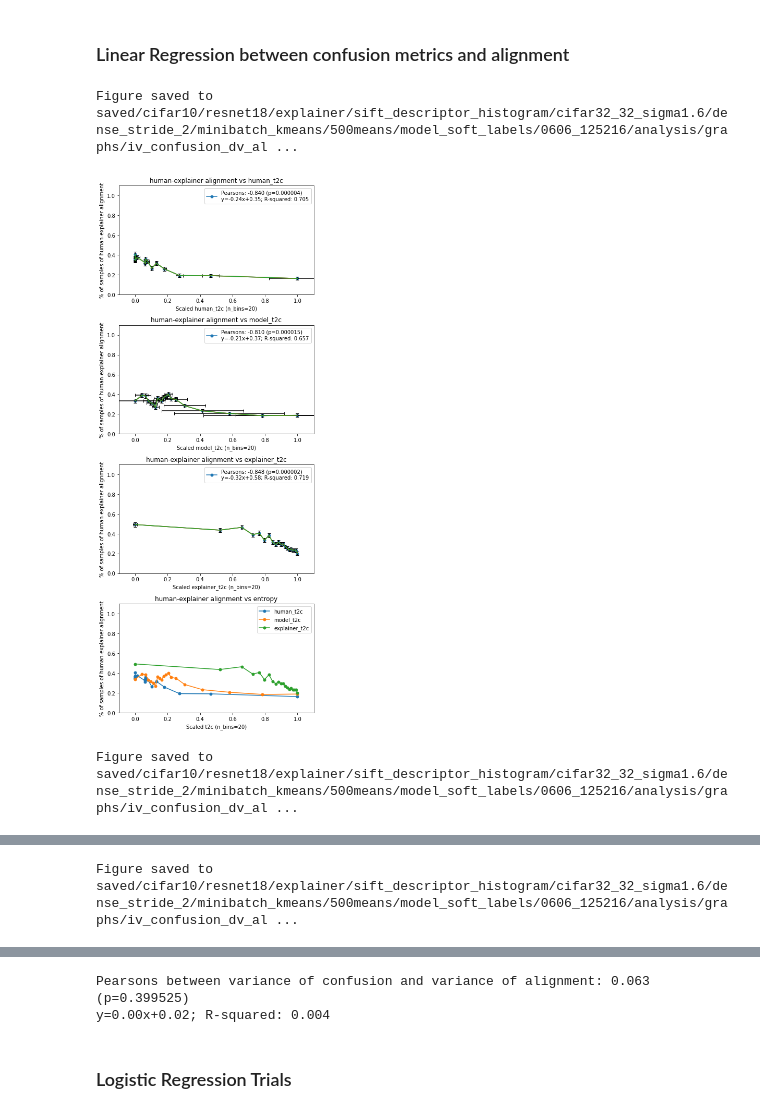
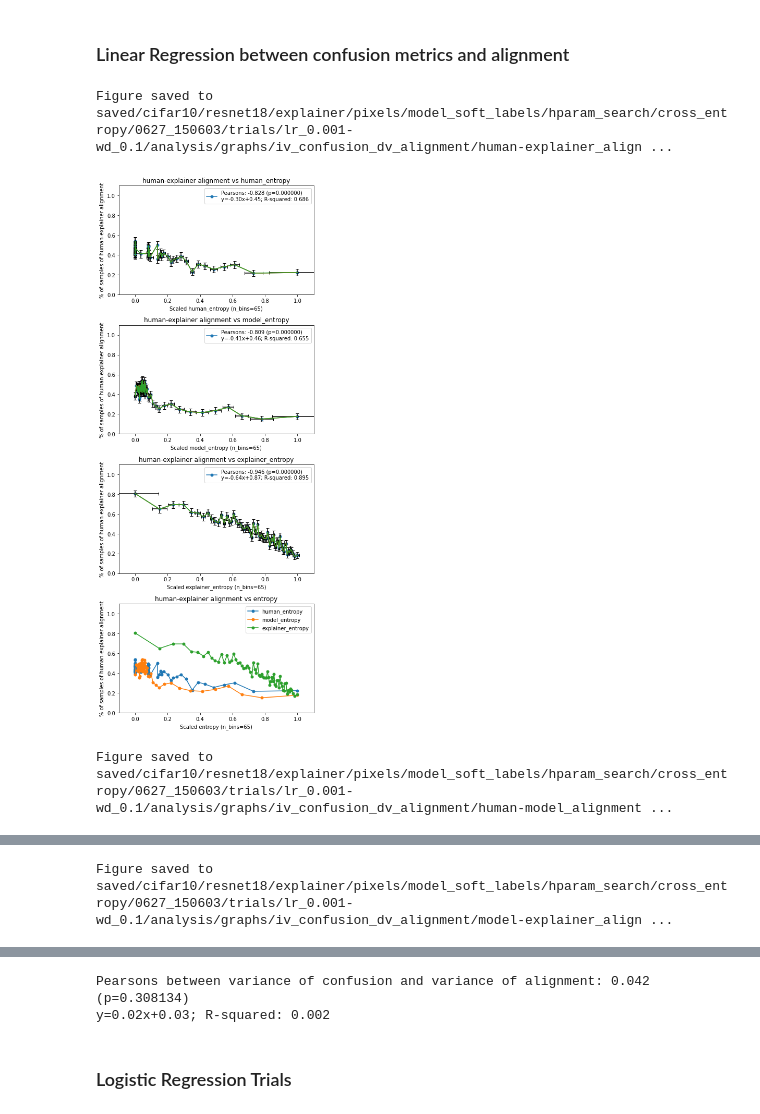
Before and after one commit to allisonchen23/explain-alignment, a Jupyter notebook: cifar10_analyze_hem.ipynb, the cells around one changed output, grey strips where cells are left out. Cells and saved outputs as stored; diff of their text form; code cells hidden in the pictures.

```diff
--- a/cifar10_analyze_hem.ipynb
+++ b/cifar10_analyze_hem.ipynb
@@ -20,8 +20,8 @@ from utils.metric_utils import top_2_confusion, add_confidence, sort_and_bin_df,
 # %%
 human_probabilities_path = 'data/cifar10-soft-labels/cifar10h-probs.npy'
 model_outputs_path = 'saved/cifar10/resnet18/outputs_predictions.pth'
-explainer_outputs_path = 'saved/cifar10/resnet18/explainer/sift_descriptor_histogram/cifar32_32_sigma1.6/dense_stride_2/minibatch_kmeans/500means/model_soft_labels/0606_125216/outputs_predictions.pth'
-explainer_type = 'sift'
+explainer_outputs_path = 'saved/cifar10/resnet18/explainer/pixels/model_soft_labels/hparam_search/cross_entropy/0627_150603/trials/lr_0.001-wd_0.1/outputs_predictions.pth'
+explainer_type = 'pixel'
 processed_data_path = 'data/cifar10-processed/cifar10_image_labels.pth'
 
 save_dir = os.path.join(os.path.dirname(explainer_outputs_path), 'analysis')
@@ -51,10 +51,11 @@ df_dict = {}
 # Add human, model, explainer outputs/probabilities/predictions
 for agent, output in outputs.items():
     for out_type in ['outputs', 'probabilities', 'predictions']:
-        if out_type == 'outputs':
         df_dict['{}_{}'.format(agent, out_type)] = list(output[out_type])
 
 # Add ground truth
 df_dict['ground_truth'] = ground_truth_labels
 df = pd.DataFrame(df_dict)
+print(df.columns)
+assert len(df.columns) == 10
 # %% [output]
@@ -119,7 +134,7 @@ Path saved/cifar10/resnet18/explainer/sift_descriptor_histogram/cifar32_32_sigma
 graph_save_dir = os.path.join(save_dir, 'graphs')
 ensure_dir(graph_save_dir)
 
-csv_save_path = 'saved/cifar10/resnet18/explainer/sift_descriptor_histogram/cifar32_32_sigma1.6/dense_stride_2/minibatch_kmeans/500means/model_soft_labels/0606_125216/analysis/sift_explainer.csv'
+csv_save_path = 'saved/cifar10/resnet18/explainer/pixels/model_soft_labels/hparam_search/cross_entropy/0627_150603/trials/lr_0.001-wd_0.1/analysis/pixel_explainer.csv'
 if os.path.exists(csv_save_path):
     df = pd.read_csv(csv_save_path)
     print("Loaded CSV from {}".format(csv_save_path))
@@ -248,9 +216,9 @@ agent_pairs = [
         ('model', 'explainer')]
 agents = ['human', 'model', 'explainer']
 n_bins = [i for i in range(10, 101, 5)]
-iv_name_templates = ['{}_entropy', '{}_t2c']
+# iv_name_templates = ['{}_entropy', '{}_t2c']
 # iv_name_templates = ['{}_t2c', '{}_entropy']
-# iv_name_templates = ['{}_top_confidence', '{}_t2c', '{}_entropy']
+iv_name_templates = ['{}_top_confidence', '{}_t2c', '{}_entropy']
 
 for pair_idx, pair in enumerate(agent_pairs):
     agent1, agent2 = pair
@@ -332,19 +300,31 @@ agents = ['human', 'model', 'explainer']
 plot_xerr = True
 plot_yerr = True
 
-# confusion_templates = ['{}_entropy', '{}_t2c']
-confusion_templates = ['{}_t2c', '{}_entropy']
+confusion_templates = ['{}_entropy', '{}_t2c']
+# confusion_templates = ['{}_t2c', '{}_entropy']
 # confusion_templates = ['{}_top_confidence', '{}_t2c', '{}_entropy']
 x_variance = []
 y_variance = []
-if 'entropy' in confusion_templates[0]:
-    n_bins = 15
-elif 't2c' in confusion_templates[0]:
-    n_bins = 20
-elif 'top_confidence' in confusion_templates[0]:
-    n_bins = 25
+if 'sift' in explainer_type:
+    if 'entropy' in confusion_templates[0]:
+        n_bins = 15
+    elif 't2c' in confusion_templates[0]:
+        n_bins = 20
+    elif 'top_confidence' in confusion_templates[0]:
+        n_bins = 25
+    else:
+        raise ValueError("Confusion type in '{}' not supported.".format(confusion_templates[0]))
+if 'pixel' in explainer_type:
+    if 'entropy' in confusion_templates[0]:
+        n_bins = 65
+    elif 't2c' in confusion_templates[0]:
+        n_bins = 40
+    elif 'top_confidence' in confusion_templates[0]:
+        n_bins = 55
+    else:
+        raise ValueError("Confusion type in '{}' not supported.".format(confusion_templates[0]))
 else:
-    raise ValueError("Confusion type in '{}' not supported.".format(confusion_templates[0]))
+    raise ValueError("Explainer type '{}' not supported.".format(explainer_type))
 for agent_pair in agent_pairs:
     agent1, agent2 = agent_pair
     confusions = []
@@ -410,33 +390,33 @@ for agent_pair in agent_pairs:
 
     xlabel = 'Scaled {} (n_bins={})'.format(confusion_templates[0].split('_')[1], n_bins)
     title = '{}-{} alignment vs entropy'.format(agent1, agent2)
     fig, ax = plot(
         xs=confusions,
         ys=agreements,
         fig=fig,
         ax=axs[-1],
         labels=[confusion_templates[0].format(agent) for agent in agents],
         xlabel=xlabel,
         ylabel=ylabel,
         ylimits=[0, 1.1],
         xlimits=[-0.1, 1.1],
         title=title,
         show=False)
     axs[-1] = ax
     save_path = os.path.join(linear_reg_save_dir, '{}-{}_alignment_v_{}.png'.format(agent1, agent2, confusion_templates[0].split('_')[1]))
     plt.savefig(save_path)
     print("Figure saved to {}".format(save_path))
     plt.show()
 
 x_variance = np.concatenate(x_variance, axis=0)
 y_variance = np.concatenate(y_variance, axis=0)
 
 slope, yint, r, p, std_err = stats.linregress(
     x=x_variance,
     y=y_variance)
 print('Pearsons between variance of confusion and variance of alignment: {:.3f} (p={:.6f})\ny={:.2f}x+{:.2f}; R-squared: {:.3f}'.format(
         r, p, slope, yint, r**2))
 # %% [output]
-Figure saved to saved/cifar10/resnet18/explainer/sift_descriptor_histogram/cifar32_32_sigma1.6/dense_stride_2/minibatch_kmeans/500means/model_soft_labels/0606_125216/analysis/graphs/iv_confusion_dv_al ...
+Figure saved to saved/cifar10/resnet18/explainer/pixels/model_soft_labels/hparam_search/cross_entropy/0627_150603/trials/lr_0.001-wd_0.1/analysis/graphs/iv_confusion_dv_alignment/human-explainer_align ...
-[figure, old version]
+[figure, new version]
-Figure saved to saved/cifar10/resnet18/explainer/sift_descriptor_histogram/cifar32_32_sigma1.6/dense_stride_2/minibatch_kmeans/500means/model_soft_labels/0606_125216/analysis/graphs/iv_confusion_dv_al ...
+Figure saved to saved/cifar10/resnet18/explainer/pixels/model_soft_labels/hparam_search/cross_entropy/0627_150603/trials/lr_0.001-wd_0.1/analysis/graphs/iv_confusion_dv_alignment/human-model_alignment ...
@@ -444 +424 @@ Figure saved to saved/cifar10/resnet18/explainer/sift_descriptor_histogram/cifar
-Figure saved to saved/cifar10/resnet18/explainer/sift_descriptor_histogram/cifar32_32_sigma1.6/dense_stride_2/minibatch_kmeans/500means/model_soft_labels/0606_125216/analysis/graphs/iv_confusion_dv_al ...
+Figure saved to saved/cifar10/resnet18/explainer/pixels/model_soft_labels/hparam_search/cross_entropy/0627_150603/trials/lr_0.001-wd_0.1/analysis/graphs/iv_confusion_dv_alignment/model-explainer_align ...
@@ -446,5 +426,5 @@ Figure saved to saved/cifar10/resnet18/explainer/sift_descriptor_histogram/cifar
-Pearsons between variance of confusion and variance of alignment: 0.063 (p=0.399525)
-y=0.00x+0.02; R-squared: 0.004
+Pearsons between variance of confusion and variance of alignment: 0.042 (p=0.308134)
+y=0.02x+0.03; R-squared: 0.002
 # %% [markdown]
 ### Logistic Regression Trials
 # %%
```
Also changed, not shown: parts of 13 cells of this notebook, 9 other files.
